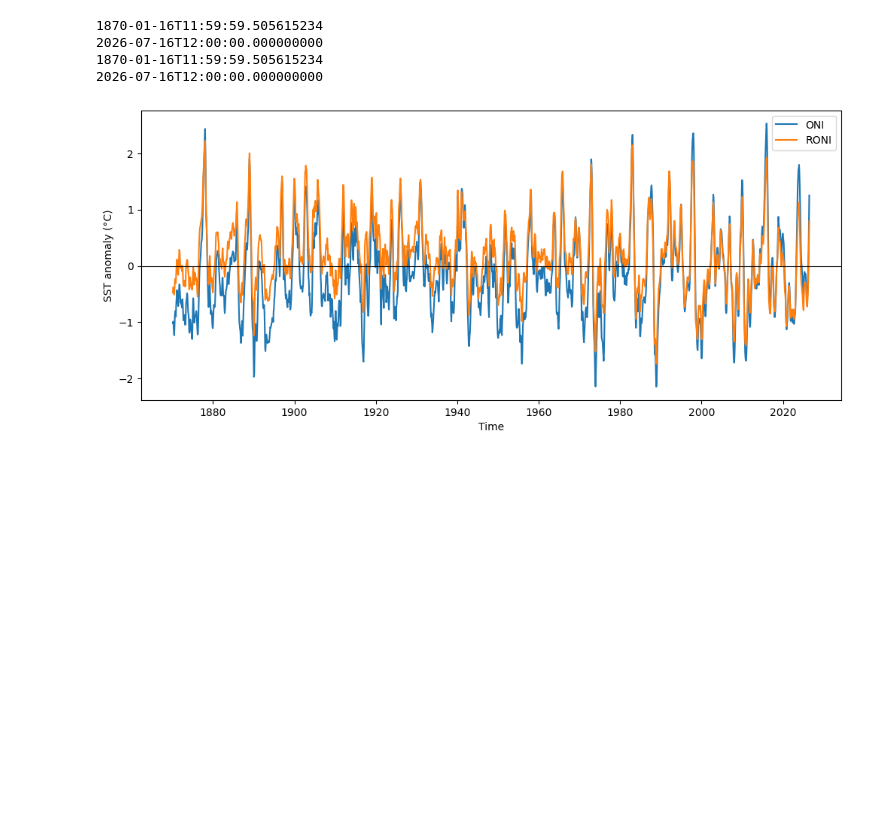
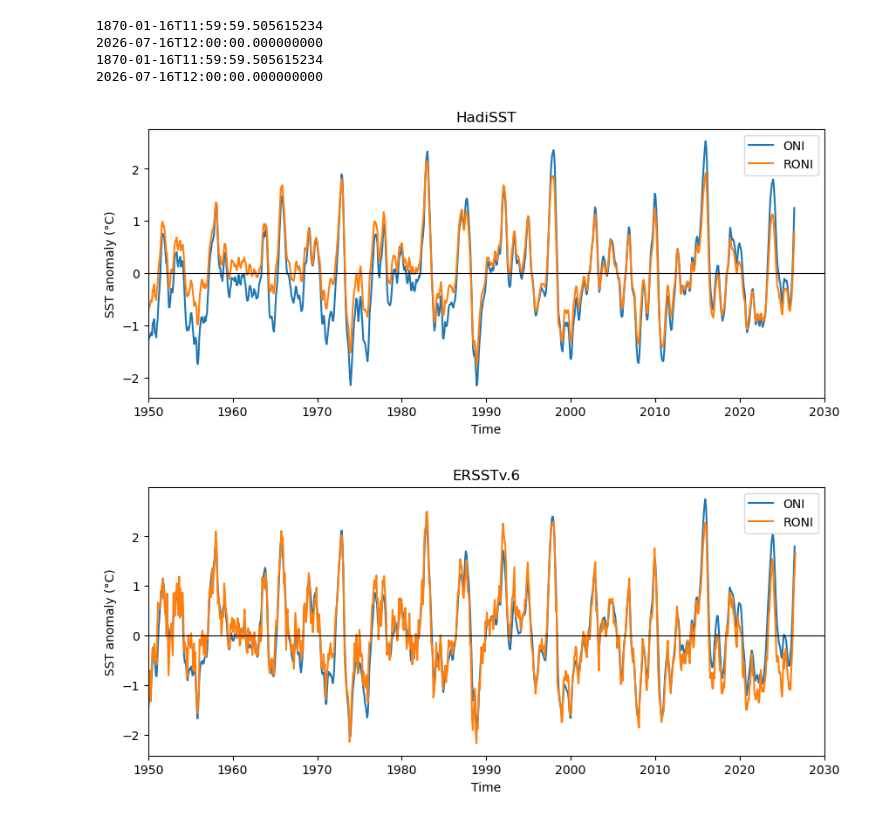
Before and after one commit to Rush74/statistical_enso, a Jupyter notebook: test_LDA.ipynb, the cells around one changed output. Drawn from its saved outputs; the diff is of its cells as text; code cells hidden in the pictures; blank space fills up the shorter version.

```diff
--- a/test_LDA.ipynb
+++ b/test_LDA.ipynb
@@ -54,8 +66,8 @@ Name: precip, Length: 1512, dtype: float32
 # %%
 # HadISST oni and roni calculation
 
-hadsst = xr.open_dataset('data/HadISST_sst.nc')
-hadsst
+hadisst = xr.open_dataset('data/HadISST_sst.nc')
+hadisst
 # print(hadsst['sst'].compute())
 # %% [output]
 <xarray.Dataset> Size: 487MB
@@ -81,7 +93,7 @@ Attributes:
 # %%
 # Niño 3.4 region (5°N–5°S, 120–170°W)
 
-nino34 = hadsst['sst'].sel(
+nino34 = hadisst['sst'].sel(
     latitude=slice(5, -5),
     longitude=slice(-170, -120)
 )
@@ -126,33 +127,30 @@ Coordinates:
     month    (time) int64 15kB 1 2 3 4 5 6 7 8 9 10 ... 10 11 12 1 2 3 4 5 6 7
 # %%
 # calculate tropical sst climatology
-tropical_sst = hadsst['sst'].sel(
+tropical = hadisst['sst'].sel(
     latitude=slice(20, -20)
 )
-tropical_sst
 
-tropical_sst_mean = tropical_sst.mean( # spatial mean of entire tropical
-    dim=['latitude', 'longitude']
+tropical_sst = tropical.mean( # spatial mean of entire tropical -> single time series
+    dim=['latitude', 'longitude'],
+    skipna = True
 )
 
 tropical_clim = ( # base climatology of entire tropical SST 1991-2020
-    tropical_sst_mean
+    tropical_sst
     .sel(time=slice('1991-01', '2020-12'))
     .groupby('time.month')
     .mean('time')
 )
 
 tropical_anom = ( # anomaly of entire tropcial SST
-    tropical_sst_mean.groupby('time.month')
+    tropical_sst.groupby('time.month')
     - tropical_clim
 )
 
 roni_monthly = nino34_anom - tropical_anom
 
-roni = roni_monthly.rolling(
-    time=3,
-    center=True
-).mean()
+roni = roni_monthly.rolling(time=3, center=True).mean()
 
 roni
 # %% [output]
@@ -174,17 +172,33 @@ print(roni.time.max().values)
 1870-01-16T11:59:59.505615234
 2026-07-16T12:00:00.000000000
 # %%
-plt.figure(figsize=(12, 5))
+plt.figure(figsize=(10, 4))
 plt.plot(oni['time'], oni, label='ONI')
 plt.plot(roni['time'], roni, label='RONI')
+plt.xlim(pd.to_datetime("1950"), pd.to_datetime("2030"))
+
 
 plt.axhline(0, color='black', linewidth=0.8)
 plt.legend()
 plt.xlabel('Time')
 plt.ylabel('SST anomaly (°C)')
+plt.title('HadiSST')
 plt.show()
+
+plt.figure(figsize=(10, 4))
+plt.plot(oni_ersst['time'], oni_series, label='ONI')
+plt.plot(roni_ersst['time'], roni_series, label='RONI')
+plt.xlim(pd.to_datetime("1950"), pd.to_datetime("2030"))
+
+plt.axhline(0, color='black', linewidth=0.8)
+plt.legend()
+plt.xlabel('Time')
+plt.ylabel('SST anomaly (°C)')
+plt.title('ERSSTv.6')
+plt.show()
 # %% [output]
-[figure, old version]
+[figure, new version]
+[figure, added]
 # %%
 # extract predictor dataset (oni & roni)
 def get_oni_season(predictor_series, centre_month, year_offset=0):
```
Also changed, not shown: parts of 11 cells of this notebook.
